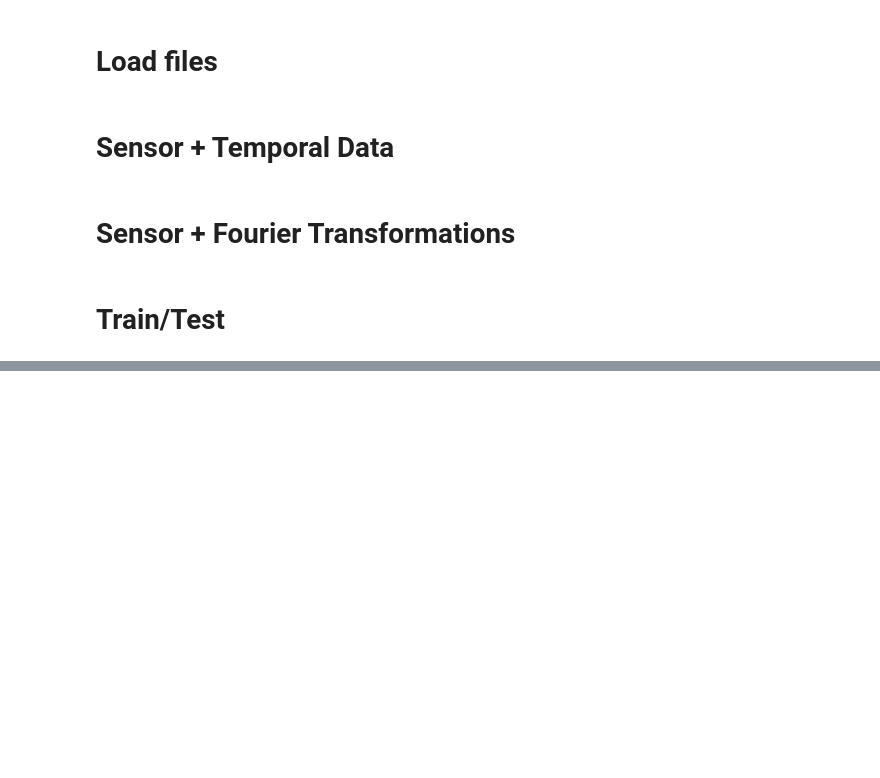
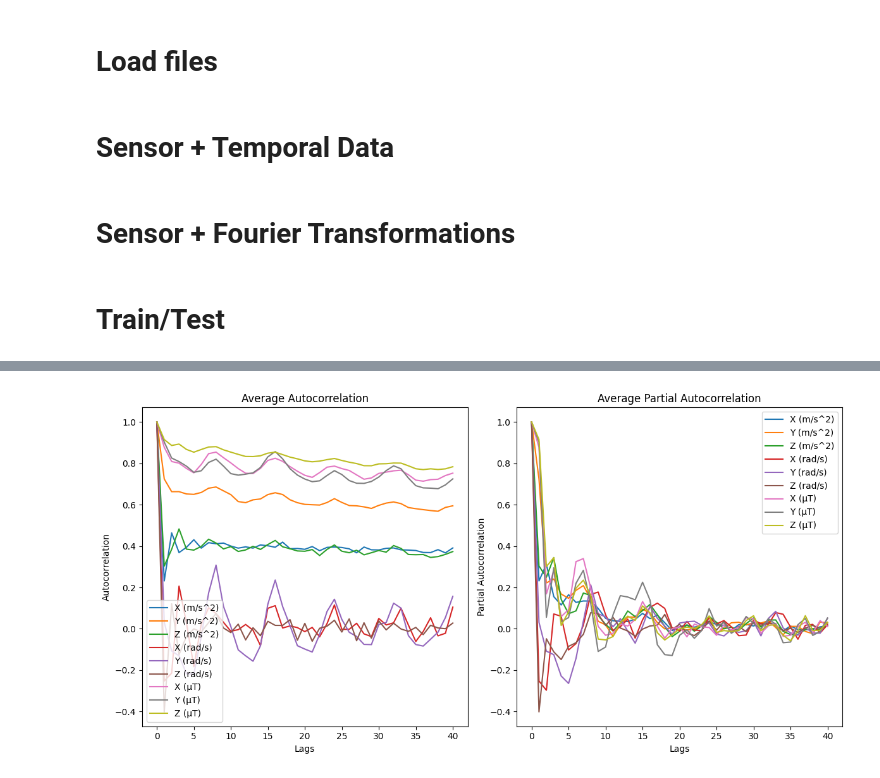
Before and after one commit to priyankvenkat/ml4qs-gesture-recognition, a Jupyter notebook: Train and Test Final.ipynb, the cells around one changed output, grey strips where cells are left out. Saved outputs shown, nothing was run; the diff lists cells and outputs as text; code cells hidden in the pictures; blank space fills up the shorter version.

Commit message:
added Autocorrelation plots

```diff
--- a/Train and Test Final.ipynb
+++ b/Train and Test Final.ipynb
@@ -58,8 +60,8 @@ def add_temporal_features(df, lags, rolling_windows):
     df.dropna(inplace=True)
     return df
 
-lags = [3, 5, 7]
-rolling_windows = [3, 5, 7]
+lags = [5, 7, 10]
+rolling_windows = [5, 7, 10]
 
 combined_train_data_temporal = add_temporal_features(combined_train_data.copy(), lags, rolling_windows)
 combined_test_data_temporal = add_temporal_features(combined_test_data.copy(), lags, rolling_windows)
@@ -333,0 +226,77 @@ weighted avg       0.82      0.72      0.72      4760
+# %%
+from statsmodels.tsa.stattools import acf, pacf
+
+# Function to compute ACF and PACF and return the values
+def compute_acf_pacf_values(series, lags=40):
+    acf_vals = acf(series.dropna(), nlags=lags)
+    pacf_vals = pacf(series.dropna(), nlags=lags)
+    return acf_vals, pacf_vals
+
+# Paths to your CSV files
+file_paths = [
+    '/Users/priyank/Desktop/ML4QS-project/Combined 80mins/Combined_100min_Data/Combined_accelerometer_100min.csv',
+    '/Users/priyank/Desktop/ML4QS-project/Combined 80mins/Combined_100min_Data/Combined_gyroscope_100min.csv',
+    '/Users/priyank/Desktop/ML4QS-project/Combined 80mins/Combined_100min_Data/Combined_linear_accelerometer_100min.csv',
+    '/Users/priyank/Desktop/ML4QS-project/Combined 80mins/Combined_100min_Data/Combined_magnetometer_100min.csv'
+]
+# %%
+# Initialize dictionaries to store the sums of ACF and PACF values for each column
+acf_sums = {}
+pacf_sums = {}
+count = {}
+
+# Load and process each file
+for file_path in file_paths:
+    df = pd.read_csv(file_path)
+    print(f"Processing {file_path}")
+
+    # Identify the columns to process (assuming all columns except 'time' and 'label' are relevant)
+    columns_to_process = [col for col in df.columns if col not in ['time', 'label']]
+
+    # Compute and sum ACF and PACF values for each relevant column
+    for column in columns_to_process:
+        acf_vals, pacf_vals = compute_acf_pacf_values(df[column])
+
+        if column not in acf_sums:
+            acf_sums[column] = np.zeros_like(acf_vals)
+            pacf_sums[column] = np.zeros_like(pacf_vals)
+            count[column] = 0
+
+        acf_sums[column] += acf_vals
+        pacf_sums[column] += pacf_vals
+        count[column] += 1
+
+# Compute the average ACF and PACF values
+acf_avg = {col: acf_sums[col] / count[col] for col in acf_sums}
+pacf_avg = {col: pacf_sums[col] / count[col] for col in pacf_sums}
+
+# Function to plot average ACF and PACF
+def plot_avg_acf_pacf(acf_avg, pacf_avg, lags=40):
+    plt.figure(figsize=(12, 6))
+
+    # Plot Average ACF
+    plt.subplot(121)
+    for col, acf_vals in acf_avg.items():
+        plt.plot(range(lags+1), acf_vals, label=col)
+    plt.title('Average Autocorrelation')
+    plt.xlabel('Lags')
+    plt.ylabel('Autocorrelation')
+    plt.legend()
+
+    # Plot Average PACF
+    plt.subplot(122)
+    for col, pacf_vals in pacf_avg.items():
+        plt.plot(range(lags+1), pacf_vals, label=col)
+    plt.title('Average Partial Autocorrelation')
+    plt.xlabel('Lags')
+    plt.ylabel('Partial Autocorrelation')
+    plt.legend()
+
+    plt.tight_layout()
+    plt.show()
+
+# Plot the average ACF and PACF values
+plot_avg_acf_pacf(acf_avg, pacf_avg)
+
+print("Processing complete.")
+# %% [output]
@@ -333,0 +307 @@ weighted avg       0.82      0.72      0.72      4760
+[figure, added]
```
Also changed, not shown: parts of 5 cells of this notebook.
